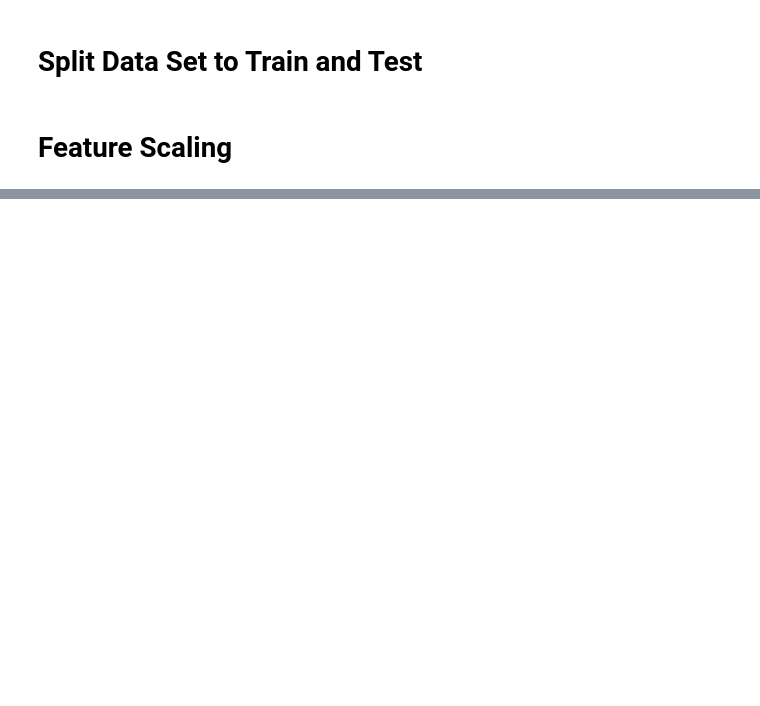
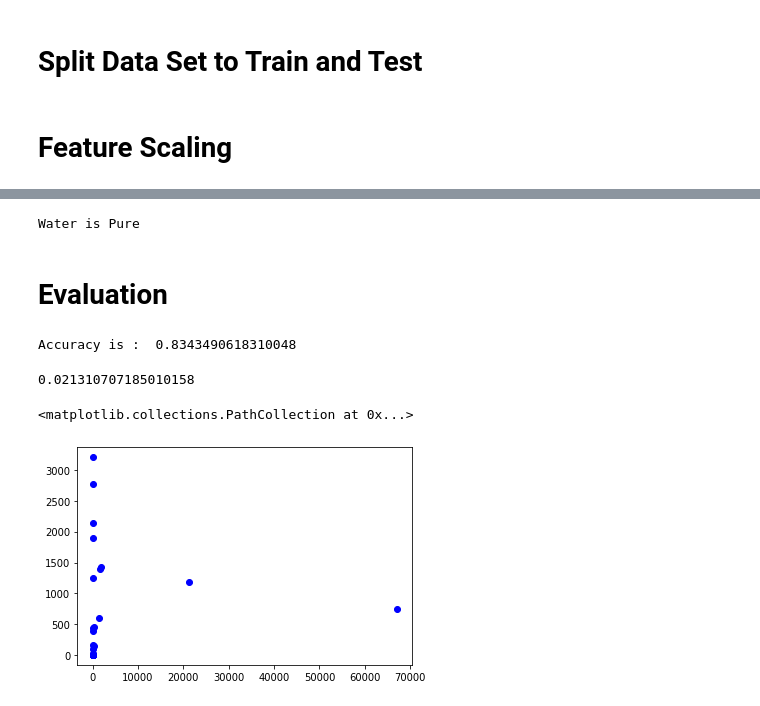
Before and after one commit to SmartPracticeschool/llSPS-INT-2374-Urban-Water-Quality-Prediction, a Jupyter notebook: Training and Testing.ipynb, the cells around one changed output, grey strips where cells are left out. Saved outputs shown, nothing was run; the diff lists cells and outputs as text; code cells hidden in the pictures; blank space fills up the shorter version.

```diff
--- a/Training and Testing.ipynb
+++ b/Training and Testing.ipynb
@@ -344,0 +377,2 @@ x_test = sc.transform(x_test)
+# %%
+y_train=y_train.reshape(-1,1)
@@ -344,0 +383,2 @@ x_test = sc.transform(x_test)
+# %%
+y_test=y_test.reshape(-1,1)
@@ -344,0 +397,4 @@ x_test = sc.transform(x_test)
+# %%
+from sklearn.ensemble import RandomForestRegressor
+rig=RandomForestRegressor(n_estimators=100,random_state=0)
+rig.fit(x_train,y_train)
@@ -344,0 +409,2 @@ x_test = sc.transform(x_test)
+# %%
+y_predict=rig.predict(x_test)
@@ -344,0 +413,25 @@ x_test = sc.transform(x_test)
+# %%
+if 6.5<y<7.5:
+    print("Water is Pure")
+else:
+    print("Water is not Pure")
+# %% [output]
+Water is Pure
+# %% [markdown]
+# Evaluation
+# %%
+accuracy=rig.score(x_train,y_train)
+print("Accuracy is : ",accuracy)
+# %% [output]
+Accuracy is :  0.8343490618310048
+# %%
+from sklearn.metrics import r2_score
+r2_score(y_test,y_predict)
+# %% [output]
+0.021310707185010158
+# %%
+#visualizing the result
+plt.scatter(y_test,y_predict,color='blue')
+# %% [output]
+<matplotlib.collections.PathCollection at 0x...>
+[figure, added]
```
Also changed, not shown: parts of 37 cells of this notebook.
